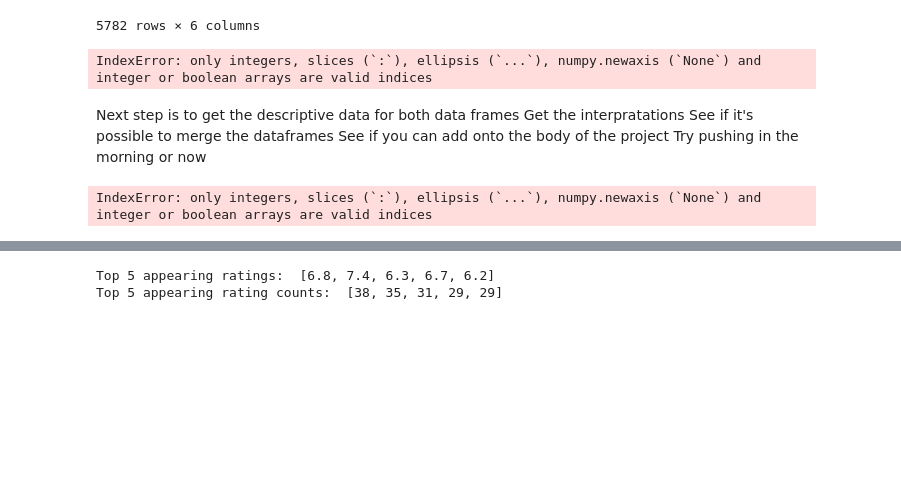
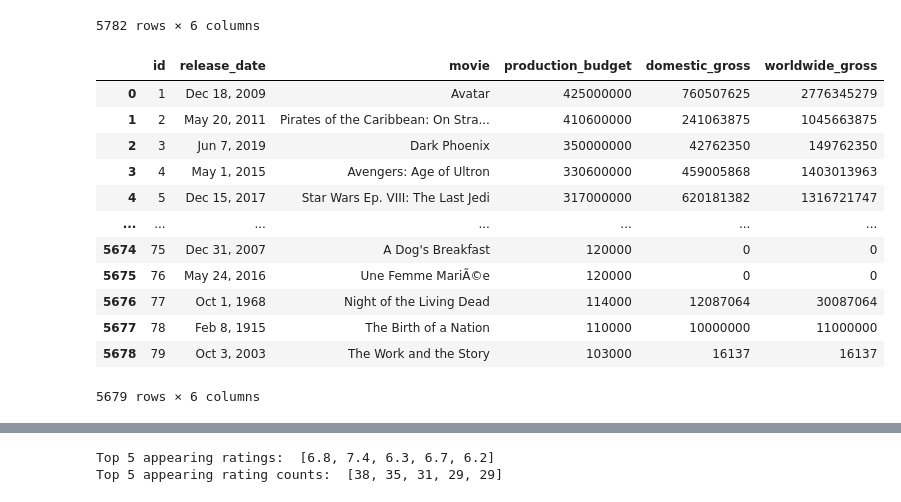
Before and after one commit to Ed-Odhiambo/dsc-phase-1-project-v2-4, a Jupyter notebook: working_project_edit.ipynb, the cells around one changed output, grey strips where cells are left out. Cells and saved outputs as stored; diff of their text form; code cells hidden in the pictures; blank space fills up the shorter version.

```diff
--- a/working_project_edit.ipynb
+++ b/working_project_edit.ipynb
@@ -258,26 +272,21 @@ dtype: object
 | 5780 | 81 | Sep 29, 2015 | A Plague So Pleasant | 1400 | 0 | 0 |
 | 5781 | 82 | Aug 5, 2005 | My Date With Drew | 1100 | 181041 | 181041 |
 5782 rows × 6 columns
-# %%
-for x in tn_df.index:
-    if tn_df.index[x, "production_budget"] < 1000000:
-        tn_df.drop(x, inplace=True)
-
-tn_df
-# %% [output]
-IndexError: only integers, slices (`:`), ellipsis (`...`), numpy.newaxis (`None`) and integer or boolean arrays are valid indices
-# %% [markdown]
-Next step is to get the descriptive data for both data frames
-Get the interpratations
-See if it's possible to merge the dataframes
-See if you can add onto the body of the project
-Try pushing in the morning or now
-# %%
-# Removing rows with data containing poor gross incomes
-for x in tn_df.index:
-    if tn_df.index[x, 'worlwide_gross'] < 1000000:
-        tn_df.drop(x, inplace=True)
-
-tn_df
-# %% [output]
-IndexError: only integers, slices (`:`), ellipsis (`...`), numpy.newaxis (`None`) and integer or boolean arrays are valid indices
+# %%
+# Filter for the most profitable movies in the data
+tn_df_filtered = tn_df.loc[tn_df['production_budget'] > 100000]
+tn_df_filtered
+# %% [output]
+|  | id | release_date | movie | production_budget | domestic_gross | worldwide_gross |
+| 0 | 1 | Dec 18, 2009 | Avatar | 425000000 | 760507625 | 2776345279 |
+| 1 | 2 | May 20, 2011 | Pirates of the Caribbean: On Stra... | 410600000 | 241063875 | 1045663875 |
+| 2 | 3 | Jun 7, 2019 | Dark Phoenix | 350000000 | 42762350 | 149762350 |
+| 3 | 4 | May 1, 2015 | Avengers: Age of Ultron | 330600000 | 459005868 | 1403013963 |
+| 4 | 5 | Dec 15, 2017 | Star Wars Ep. VIII: The Last Jedi | 317000000 | 620181382 | 1316721747 |
+| ... | ... | ... | ... | ... | ... | ... |
+| 5674 | 75 | Dec 31, 2007 | A Dog's Breakfast | 120000 | 0 | 0 |
+| 5675 | 76 | May 24, 2016 | Une Femme MariÃ©e | 120000 | 0 | 0 |
+| 5676 | 77 | Oct 1, 1968 | Night of the Living Dead | 114000 | 12087064 | 30087064 |
+| 5677 | 78 | Feb 8, 1915 | The Birth of a Nation | 110000 | 10000000 | 11000000 |
+| 5678 | 79 | Oct 3, 2003 | The Work and the Story | 103000 | 16137 | 16137 |
+5679 rows × 6 columns
```
Also changed, not shown: parts of 18 cells of this notebook.
